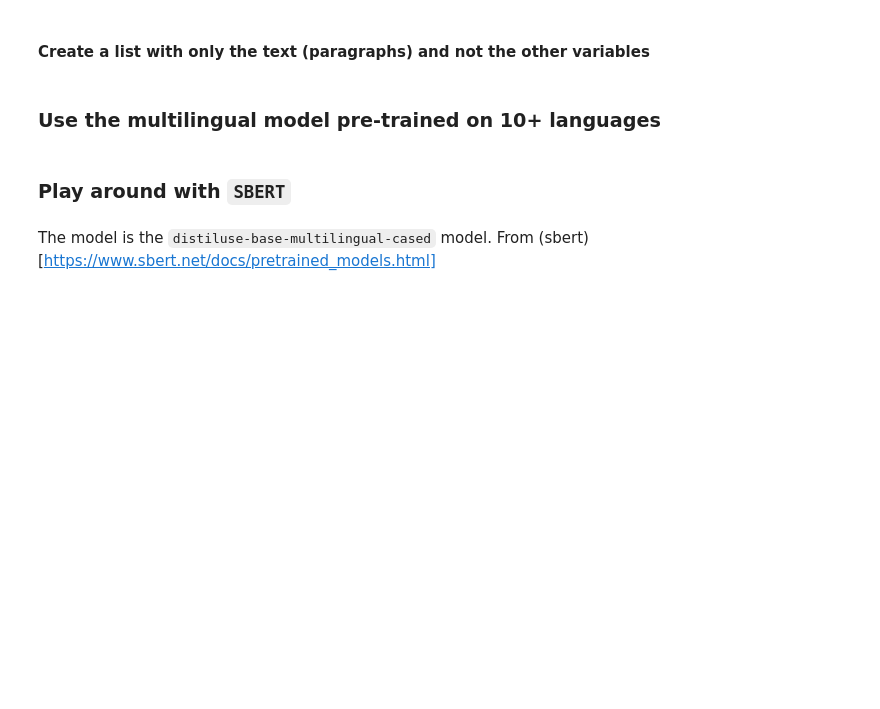
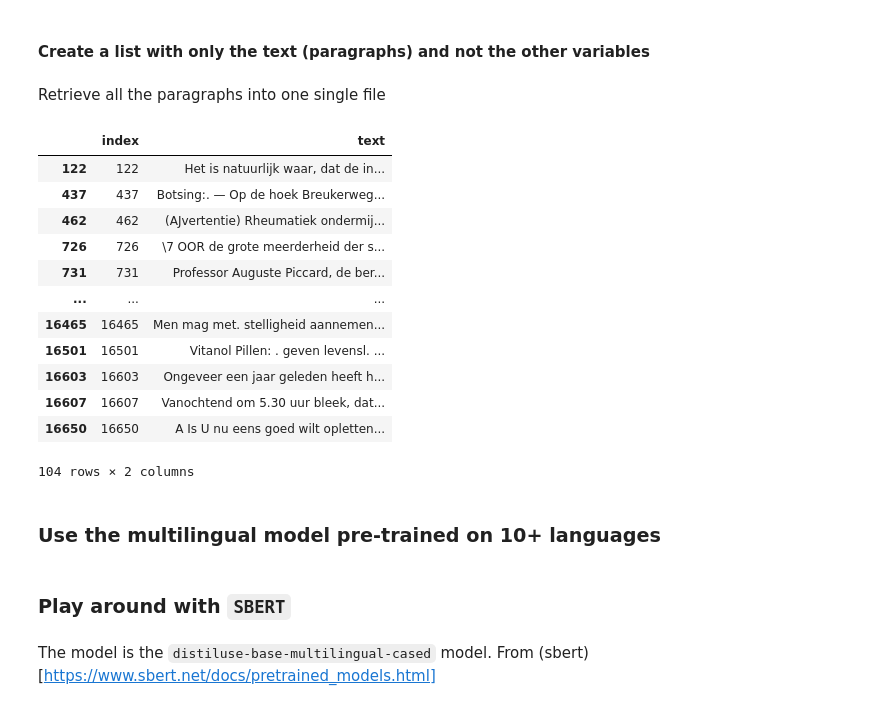
Before and after one commit to UtrechtUniversity/hist-aware, a Jupyter notebook: notebooks/text-selection.ipynb, the cells around one changed output. Drawn from its saved outputs; the diff is of its cells as text; code cells hidden in the pictures; blank space fills up the shorter version.

```diff
--- a/notebooks/text-selection.ipynb
+++ b/notebooks/text-selection.ipynb
@@ -402,10 +406,13 @@ ftr_file_names.rename({0: 'ftr_name', 1: 'ftr_path'}, axis=1, inplace=True)
 # %%
-list_ftr = []
+def iterate_ftr(df):
+    list_ftr = []
+    for index, row in df.iterrows():
+        #to delete - just for test
+        if index > 1:
+            break
 
-# Only gets the first file!!!
-for index, row in ftr_file_names.iterrows():
-    if index > 1:
-        break
-    else:
-        ftr = pd.read_feather(row["ftr_path"])
-        list_ftr.append(ftr)
+        else:
+            ftr = pd.read_feather(row["ftr_path"])
+            list_ftr.append(ftr)
+
+    return(ftr)
@@ -428,5 +489,7 @@ ftr
 # %% [markdown]
 #### Create a list with only the text (paragraphs) and not the other variables
+# %% [markdown]
+Retrieve all the paragraphs into one single file
 # %%
 list_sentences = []
 
@@ -438,4 +503,21 @@ for index, row in ftr.iterrows():
 # %%
 test = pd.DataFrame(list_sentences).reset_index()
 test.rename({0: 'text'}, axis=1, inplace=True)
+# %%
+test1 = test[test["text"].str.contains("energie")]
+test1
+# %% [output]
+|  | index | text |
+| 122 | 122 | Het is natuurlijk waar, dat de in... |
+| 437 | 437 | Botsing:. — Op de hoek Breukerweg... |
+| 462 | 462 | (AJvertentie) Rheumatiek ondermij... |
+| 726 | 726 | \7 OOR de grote meerderheid der s... |
+| 731 | 731 | Professor Auguste Piccard, de ber... |
+| ... | ... | ... |
+| 16465 | 16465 | Men mag met. stelligheid aannemen... |
+| 16501 | 16501 | Vitanol Pillen: . geven levensl. ... |
+| 16603 | 16603 | Ongeveer een jaar geleden heeft h... |
+| 16607 | 16607 | Vanochtend om 5.30 uur bleek, dat... |
+| 16650 | 16650 | A Is U nu eens goed wilt opletten... |
+104 rows × 2 columns
 # %%
```
Also changed, not shown: parts of 25 cells of this notebook, 33 other files.
